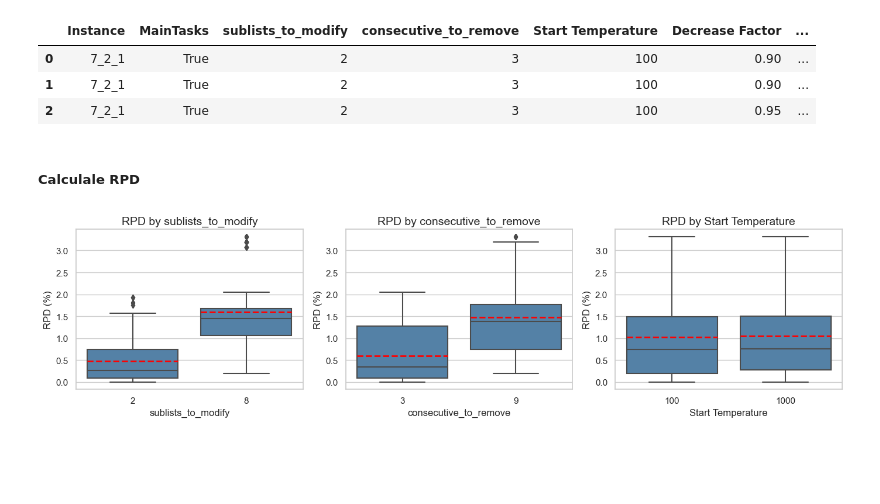
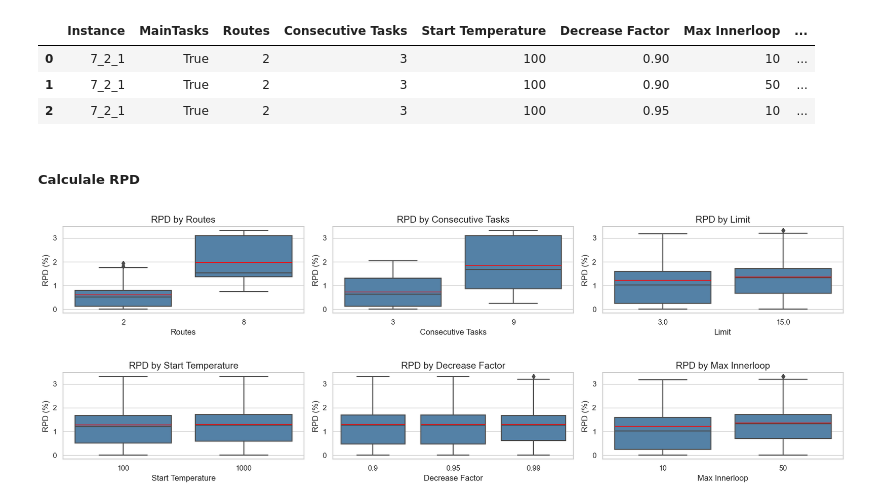
Before and after one commit to MxHbm/IM_Challenge, a Jupyter notebook: Data/Parameter_study/SAILS/Parameterstudie_SAILS.ipynb, the cells around one changed output. Saved outputs shown, nothing was run; the diff lists cells and outputs as text; code cells hidden in the pictures; blank space fills up the shorter version.

Commit message:
:construction: data clean 900

```diff
--- a/Data/Parameter_study/SAILS/Parameterstudie_SAILS.ipynb
+++ b/Data/Parameter_study/SAILS/Parameterstudie_SAILS.ipynb
@@ -118,19 +34,21 @@ df['WaitingTime'] = df['WaitingTime'].astype(int)
 
 # Rename specific columns
 df = df.rename(columns={
-    'min_temperature': 'End Temperature',
+    'sublists_to_modify': 'Routes',
+    'consecutive_to_remove': 'Consecutive Tasks',
     'temp_decrease_factor': 'Decrease Factor',
     'start_temperature': 'Start Temperature',
+    'maxInnerLoop': 'Max Innerloop',
+    'maxIterationsWithoutImprovement': 'Limit',
     # Add more columns to rename as needed
 })
 
-#table = tabulate(df, headers='keys', tablefmt='pretty', showindex=False)
 df.head(3)
 # %% [output]
-|  | Instance | MainTasks | sublists_to_modify | consecutive_to_remove | Start Temperature | Decrease Factor | ... |
-| 0 | 7_2_1 | True | 2 | 3 | 100 | 0.90 | ... |
-| 1 | 7_2_1 | True | 2 | 3 | 100 | 0.90 | ... |
-| 2 | 7_2_1 | True | 2 | 3 | 100 | 0.95 | ... |
+|  | Instance | MainTasks | Routes | Consecutive Tasks | Start Temperature | Decrease Factor | Max Innerloop | ... |
+| 0 | 7_2_1 | True | 2 | 3 | 100 | 0.90 | 10 | ... |
+| 1 | 7_2_1 | True | 2 | 3 | 100 | 0.90 | 50 | ... |
+| 2 | 7_2_1 | True | 2 | 3 | 100 | 0.95 | 10 | ... |
 # %% [markdown]
 ##### Calculale RPD
 # %%
@@ -138,6 +56,45 @@ df.head(3)
 max_profit_per_instance_task = df.groupby(['Instance', 'MainTasks'])['TotalProfit'].transform('max')
 # Calculate RPD
 df['RPD'] = ((max_profit_per_instance_task - df['TotalProfit']) / max_profit_per_instance_task) * 100
+# %%
+#Assuming 'df' is your DataFrame with the calculated RPD
+
+# Set global plot style to serif font
+plt.rcParams["font.family"] = "serif"
+
+# Set seaborn style for whitegrid (can adjust to suit scientific purposes)
+sns.set(style="whitegrid")
+
+# Parameters to plot
+parameters = ['Routes', 'Consecutive Tasks','Limit']
+
+# Set a consistent color for all box plots
+boxplot_color = "steelblue"
+
+# Create subplots - one for each parameter
+fig, axes = plt.subplots(1, len(parameters), figsize=(17, 3))
+
+# Loop through the parameters and create boxplots in subplots
+for i, param in enumerate(parameters):
+    sns.boxplot(x=param, y='RPD', data=df, showmeans=True, meanline=True,
+                meanprops={"color": "red", "ls": "-", "lw": 1},
+                color=boxplot_color, ax=axes[i])  # Set consistent color
+
+    # Set titles for each subplot
+    axes[i].set_title(f'RPD by {param}', fontsize=14)
+    axes[i].set_xlabel(param, fontsize=12)
+    axes[i].set_ylabel('RPD (%)', fontsize=12)
+
+# Adjust the layout to make space for the overall title
+plt.tight_layout(rect=[0, 0, 1, 0.95])
+
+# Save the figure as a PNG file
+plt.savefig('rpd_box_plots_SAILS1.png', dpi=300)  # Save with high dpi for quality
+
+# Show the plot
+plt.show()
+# %% [output]
+[figure, added]
 # %%
 #Assuming 'df' is your DataFrame with the calculated RPD
 
@@ -145,36 +102,36 @@ df['RPD'] = ((max_profit_per_instance_task - df['TotalProfit']) / max_profit_per
 plt.rcParams["font.family"] = "serif"
 
 # Set seaborn style for whitegrid (can adjust to suit scientific purposes)
 sns.set(style="whitegrid")
 
 # Parameters to plot
-parameters = ['sublists_to_modify', 'consecutive_to_remove','Start Temperature']
+parameters = ['Start Temperature','Decrease Factor','Max Innerloop']
 
 # Set a consistent color for all box plots
 boxplot_color = "steelblue"
 
 # Create subplots - one for each parameter
-fig, axes = plt.subplots(1, len(parameters), figsize=(14, 4))
+fig, axes = plt.subplots(1, len(parameters), figsize=(17, 3))
 
 # Loop through the parameters and create boxplots in subplots
 for i, param in enumerate(parameters):
     sns.boxplot(x=param, y='RPD', data=df, showmeans=True, meanline=True,
-                meanprops={"color": "red", "ls": "--", "lw": 2},
+                meanprops={"color": "red", "ls": "-", "lw": 1},
                 color=boxplot_color, ax=axes[i])  # Set consistent color
 
     # Set titles for each subplot
     axes[i].set_title(f'RPD by {param}', fontsize=14)
     axes[i].set_xlabel(param, fontsize=12)
     axes[i].set_ylabel('RPD (%)', fontsize=12)
 
 # Adjust the layout to make space for the overall title
 plt.tight_layout(rect=[0, 0, 1, 0.95])
 
 # Save the figure as a PNG file
-plt.savefig('rpd_box_plots_scientific1.png', dpi=300)  # Save with high dpi for quality
+plt.savefig('rpd_box_plots_SAILS2.png', dpi=300)  # Save with high dpi for quality
 
 # Show the plot
 plt.show()
 # %% [output]
-[figure, old version]
+[figure, new version]
 # %%
```
Also changed, not shown: parts of 6 cells of this notebook, 45 other files.
